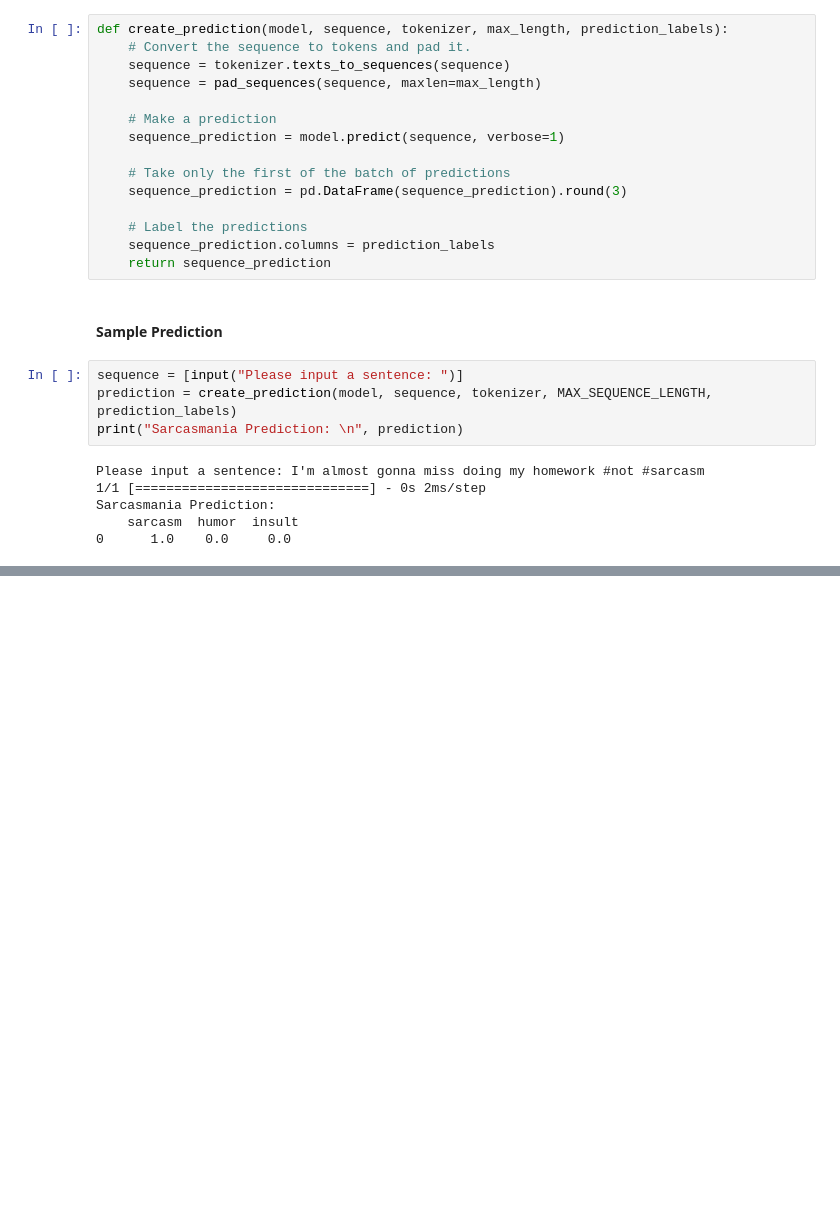
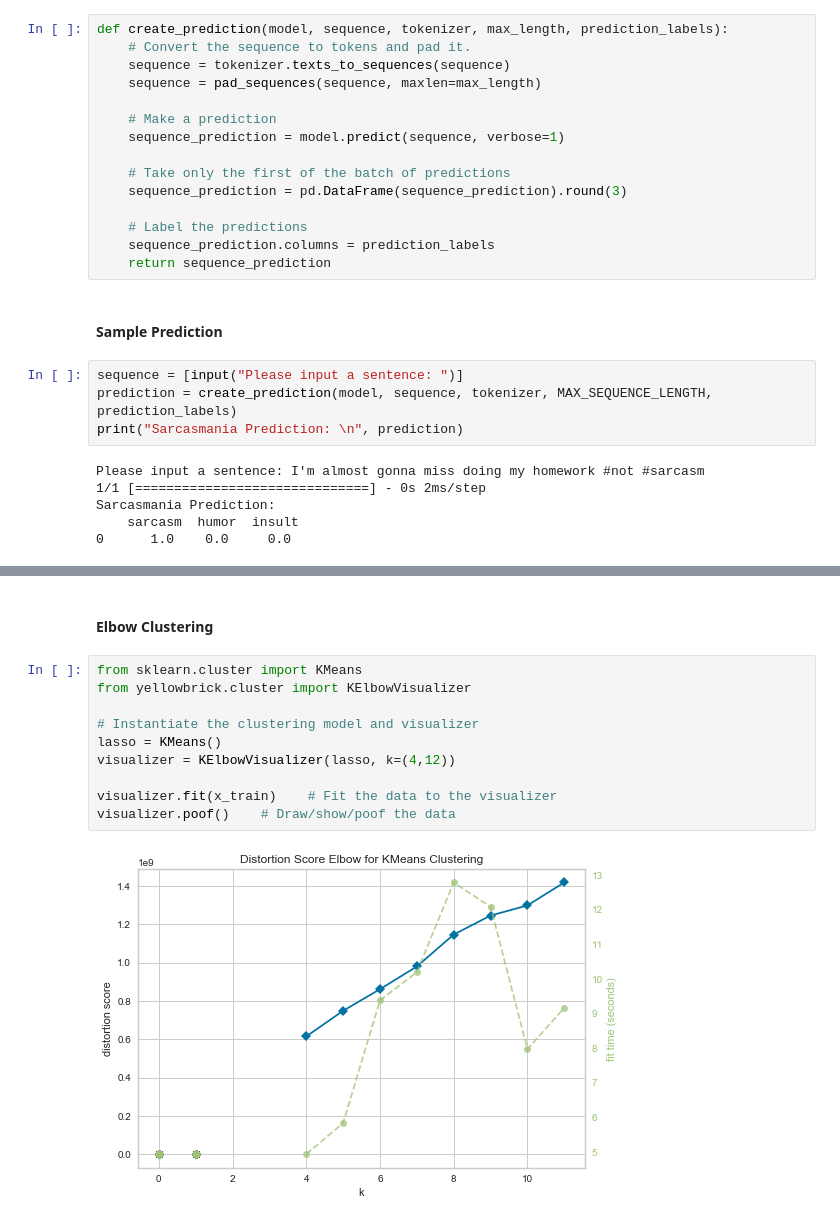
Before and after one commit to Rmsharks4/Sarcasmania-MachineLearning, a Jupyter notebook: Sarcasmania_Complete.ipynb, the cells around one changed output, grey strips where cells are left out. Cells and saved outputs as stored; diff of their text form; blank space fills up the shorter version.

```diff
--- a/Sarcasmania_Complete.ipynb
+++ b/Sarcasmania_Complete.ipynb
@@ -308,0 +308,14 @@ Sarcasmania Prediction:
+# %% [markdown]
+#### Elbow Clustering
+# %%
+from sklearn.cluster import KMeans
+from yellowbrick.cluster import KElbowVisualizer
+
+# Instantiate the clustering model and visualizer
+lasso = KMeans()
+visualizer = KElbowVisualizer(lasso, k=(4,12))
+
+visualizer.fit(x_train)    # Fit the data to the visualizer
+visualizer.poof()    # Draw/show/poof the data
+# %% [output]
+[figure, added]
```
Also changed, not shown: parts of 8 cells of this notebook.
